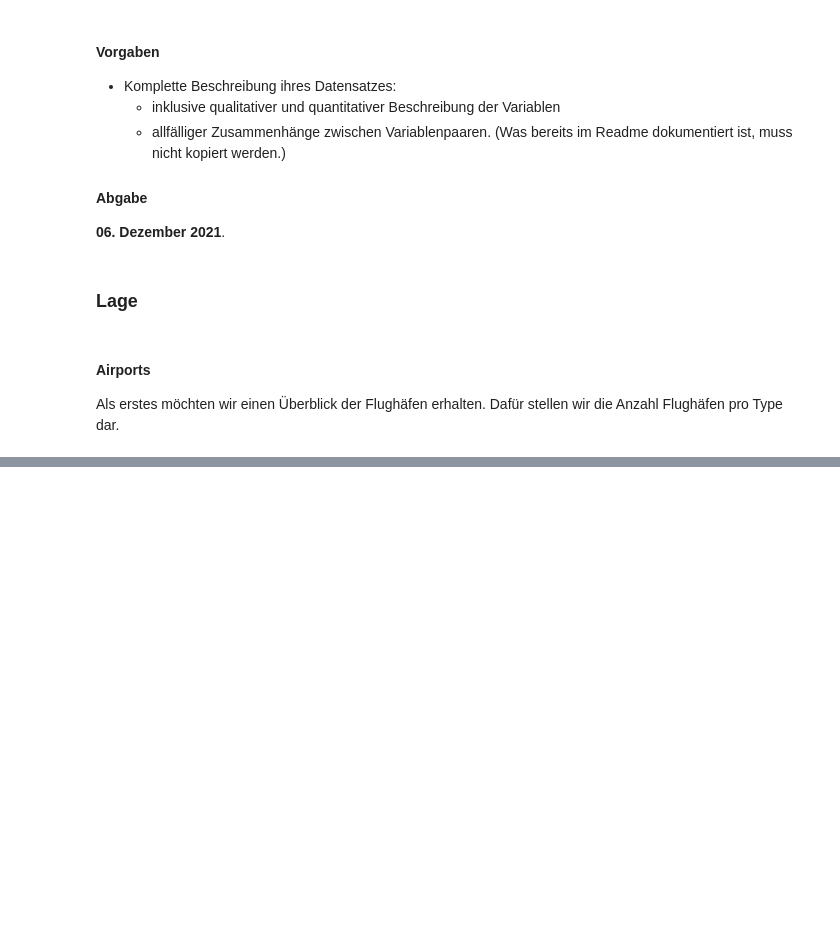
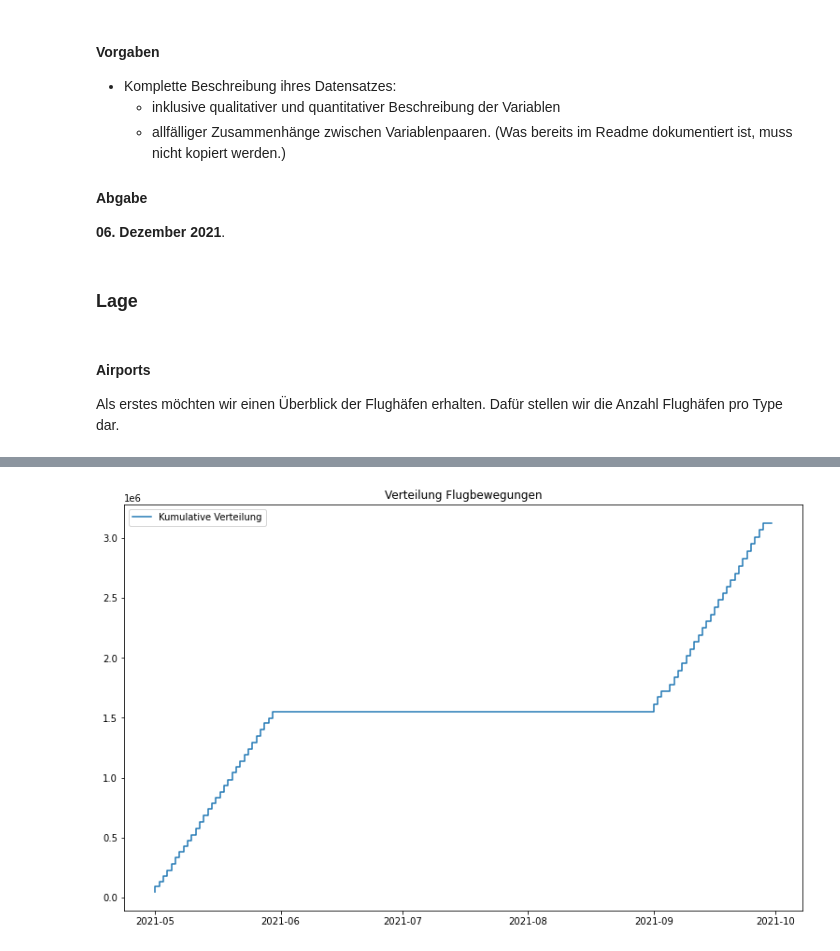
Before and after one commit to marcschny/DataStory_AirplaneHubs, a Jupyter notebook: AirplaneHubs/DataStory_DescriptiveStats.ipynb, the cells around one changed output, grey strips where cells are left out. Drawn from its saved outputs; the diff is of its cells as text; code cells hidden in the pictures; blank space fills up the shorter version.

Commit message:
add kum_verteilung

```diff
--- a/AirplaneHubs/DataStory_DescriptiveStats.ipynb
+++ b/AirplaneHubs/DataStory_DescriptiveStats.ipynb
@@ -39,0 +56,4 @@ flights = ds.show_flights(df_f)
+# %%
+kum_verteilung = ds.show_cum_flights(df_f)
+# %% [output]
+[figure, added]
```
Also changed, not shown: parts of 5 cells of this notebook, 1 other file.
